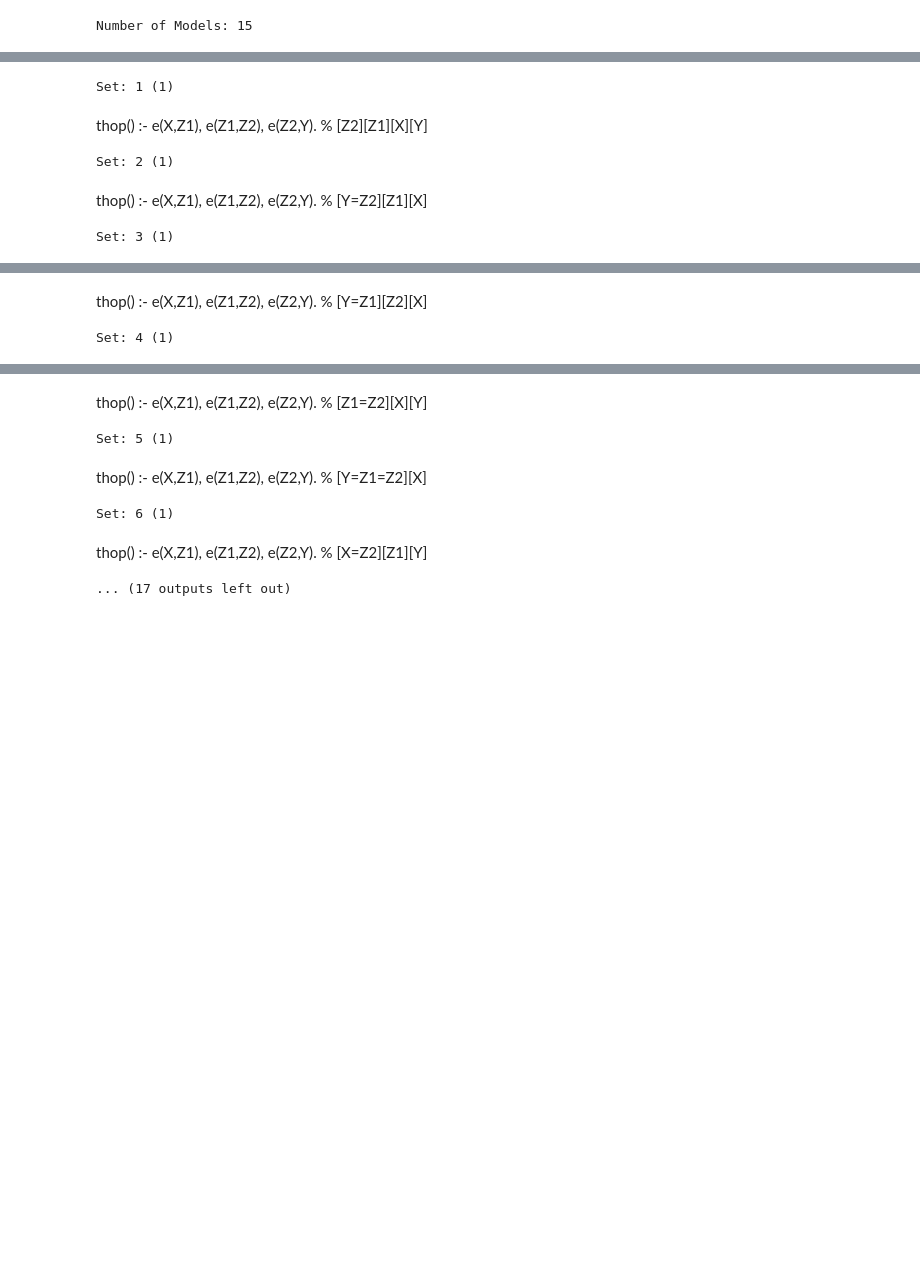
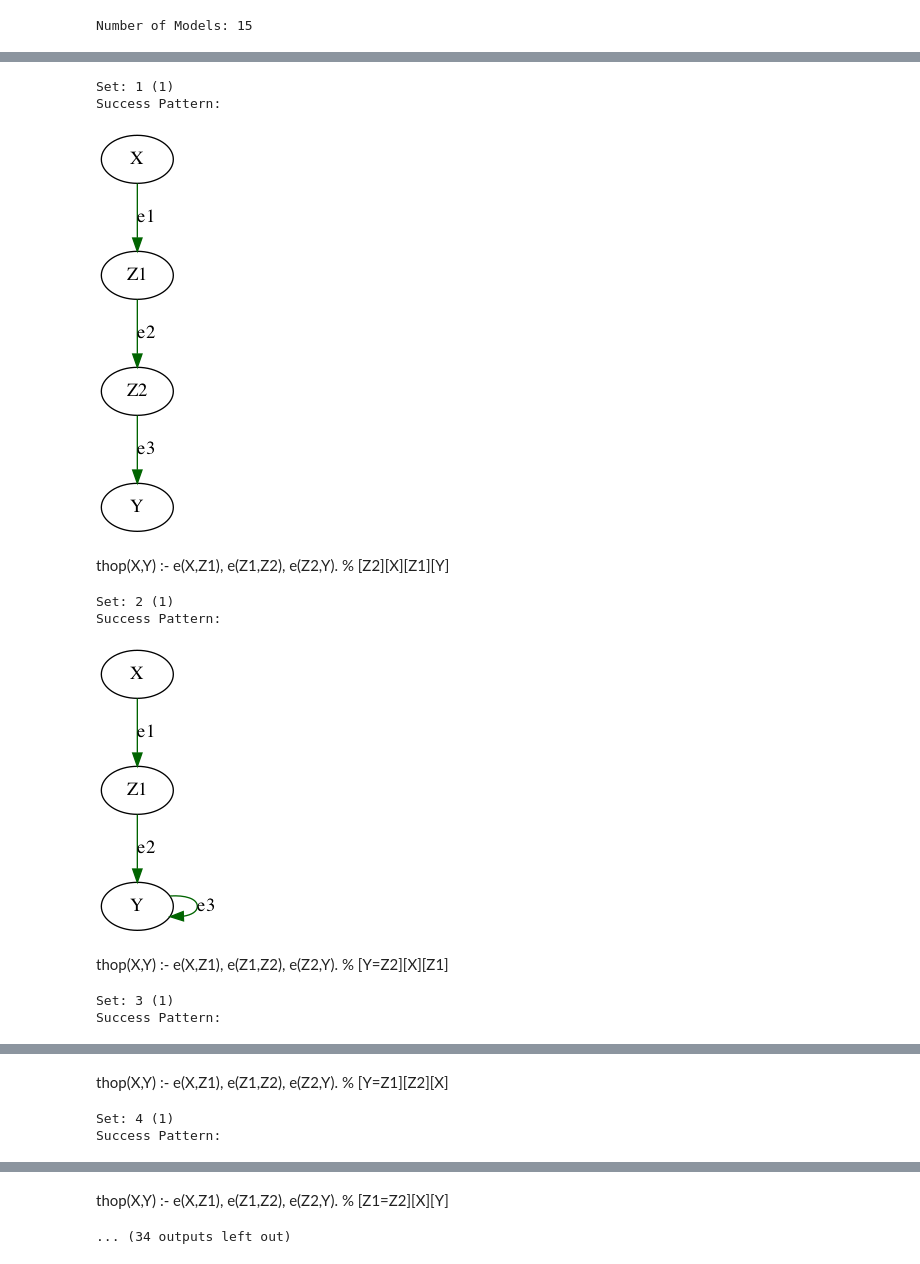
Before and after one commit to sahil1105/ASP-Public, a Jupyter notebook: Query Analysis/Query Analysis.ipynb, the cells around one changed output, grey strips where cells are left out. Drawn from its saved outputs; the diff is of its cells as text; code cells hidden in the pictures; blank space fills up the shorter version.

```diff
--- a/Query Analysis/Query Analysis.ipynb
+++ b/Query Analysis/Query Analysis.ipynb
@@ -403,28 +419,34 @@ thop() :- e(X,Z1), e(Z1,Z2), e(Z2,Y). % [X=Z2][Z1][Y]
 # %%
 num_success_patterns = 0
 for i,s in enumerate(sets):
     s = list(s)
     eg = s[0]
     pw_rel_dfs = pw_slicer(query_analysis['pw_rel_dfs'], None, [eg.pw_id])[0]
     true_heads = set(pw_rel_dfs['ruleHTrue_1']['HEAD'])
     if len(true_heads) > 0:
         num_success_patterns += 1
         print("Set:", num_success_patterns, '({})'.format(len(s)))
 
         for j, pw in enumerate(s):
             pw_rel_dfs = pw_slicer(query_analysis['pw_rel_dfs'], None, [pw.pw_id])[0]
             true_heads = set(pw_rel_dfs['ruleHTrue_1']['HEAD'])
-#             print_rewritten_query_string(pw_rel_dfs)
-#             print_explicit_rewritten_query_string(pw_rel_dfs, chain_eq=False)
-#             print_explicit_rewritten_query_string(pw_rel_dfs, chain_eq=True)
+            g = get_pattern_graph2(pw_rel_dfs, no_node_labels=False)
+            # draw(g, format='pdf', filename='{}.{}'.format('3hop_eq_success_patterns/set_{}'.format(num_success_patterns), 'pdf'), show='none')
+            display(draw(g))
+            #print_rewritten_query_string(pw_rel_dfs)
+            #print_explicit_rewritten_query_string(pw_rel_dfs, chain_eq=False)
+            #print_explicit_rewritten_query_string(pw_rel_dfs, chain_eq=True)
             print_fancy_rewrite(pw_rel_dfs)
-#             g = get_pattern_graph2(pw_rel_dfs, no_node_labels=False)
-# #             draw(g, format='pdf', filename='{}.{}'.format('3hop_eq_success_patterns/set_{}'.format(num_success_patterns), 'pdf'), show='none')
-#             display(draw(g))
+
 num_success_patterns
 # %% [output]
 Set: 1 (1)
+Success Pattern:
+[figure, added]
-thop() :- e(X,Z1), e(Z1,Z2), e(Z2,Y). % [Z2][Z1][X][Y]
+thop(X,Y) :- e(X,Z1), e(Z1,Z2), e(Z2,Y). % [Z2][X][Z1][Y]
 Set: 2 (1)
+Success Pattern:
+[figure, added]
-thop() :- e(X,Z1), e(Z1,Z2), e(Z2,Y). % [Y=Z2][Z1][X]
+thop(X,Y) :- e(X,Z1), e(Z1,Z2), e(Z2,Y). % [Y=Z2][X][Z1]
 Set: 3 (1)
+Success Pattern:
@@ -431,2 +454,3 @@ Set: 3 (1)
-thop() :- e(X,Z1), e(Z1,Z2), e(Z2,Y). % [Y=Z1][Z2][X]
+thop(X,Y) :- e(X,Z1), e(Z1,Z2), e(Z2,Y). % [Y=Z1][Z2][X]
 Set: 4 (1)
+Success Pattern:
@@ -433,6 +458,2 @@ Set: 4 (1)
-thop() :- e(X,Z1), e(Z1,Z2), e(Z2,Y). % [Z1=Z2][X][Y]
+thop(X,Y) :- e(X,Z1), e(Z1,Z2), e(Z2,Y). % [Z1=Z2][X][Y]
-Set: 5 (1)
+... (34 outputs left out)
-thop() :- e(X,Z1), e(Z1,Z2), e(Z2,Y). % [Y=Z1=Z2][X]
-Set: 6 (1)
-thop() :- e(X,Z1), e(Z1,Z2), e(Z2,Y). % [X=Z2][Z1][Y]
-... (17 outputs left out)
```
Also changed, not shown: parts of 11 cells of this notebook, 1 other file.
